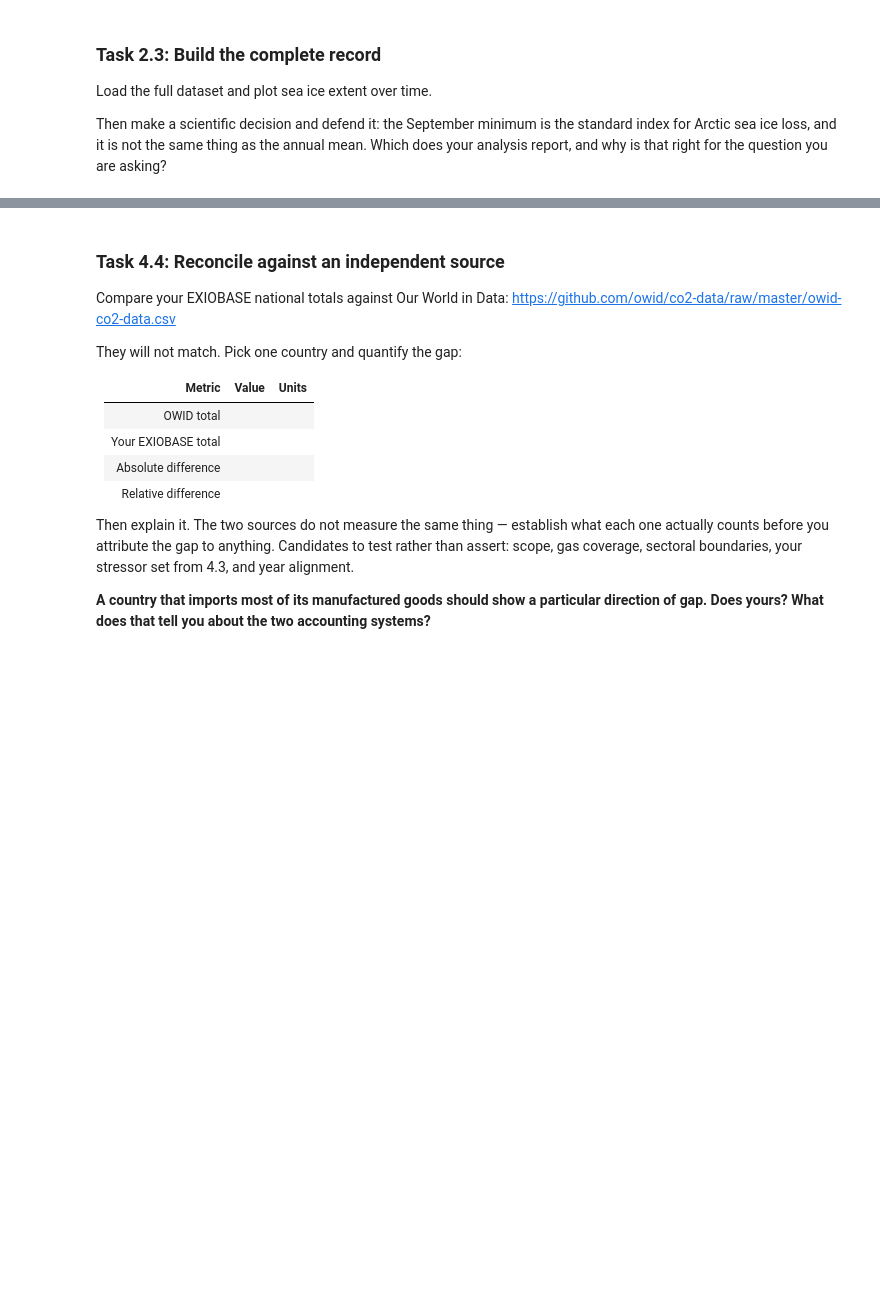
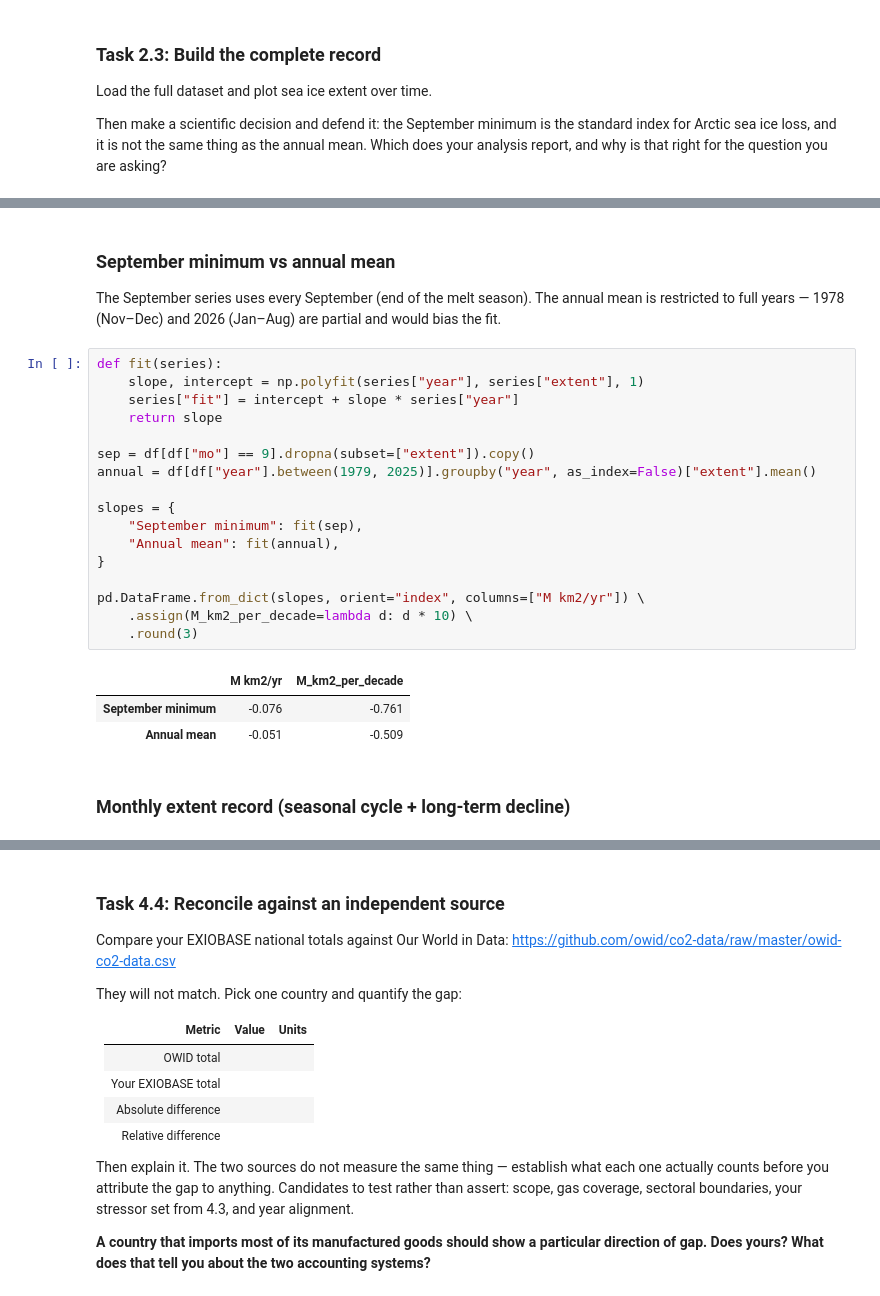
Before and after one commit to jiyuaa/climate-change, a Jupyter notebook: climate.ipynb, the cells around one changed output, grey strips where cells are left out. Saved outputs shown, nothing was run; the diff lists cells and outputs as text; blank space fills up the shorter version.

```diff
--- a/climate.ipynb
+++ b/climate.ipynb
@@ -448,0 +418,26 @@ Annual mean       : -0.048 M km²/yr  (-0.48 M km²/decade)
+# %% [markdown]
+### September minimum vs annual mean
+The September series uses every September (end of the melt season). The annual mean is restricted to full years — 1978 (Nov–Dec) and 2026 (Jan–Aug) are partial and would bias the fit.
+# %%
+def fit(series):
+    slope, intercept = np.polyfit(series["year"], series["extent"], 1)
+    series["fit"] = intercept + slope * series["year"]
+    return slope
+
+sep = df[df["mo"] == 9].dropna(subset=["extent"]).copy()
+annual = df[df["year"].between(1979, 2025)].groupby("year", as_index=False)["extent"].mean()
+
+slopes = {
+    "September minimum": fit(sep),
+    "Annual mean": fit(annual),
+}
+
+pd.DataFrame.from_dict(slopes, orient="index", columns=["M km2/yr"]) \
+    .assign(M_km2_per_decade=lambda d: d * 10) \
+    .round(3)
+# %% [output]
+|  | M km2/yr | M_km2_per_decade |
+| September minimum | -0.076 | -0.761 |
+| Annual mean | -0.051 | -0.509 |
+# %% [markdown]
+### Monthly extent record (seasonal cycle + long-term decline)
```
Also changed, not shown: parts of 22 cells of this notebook, 1 other file.
